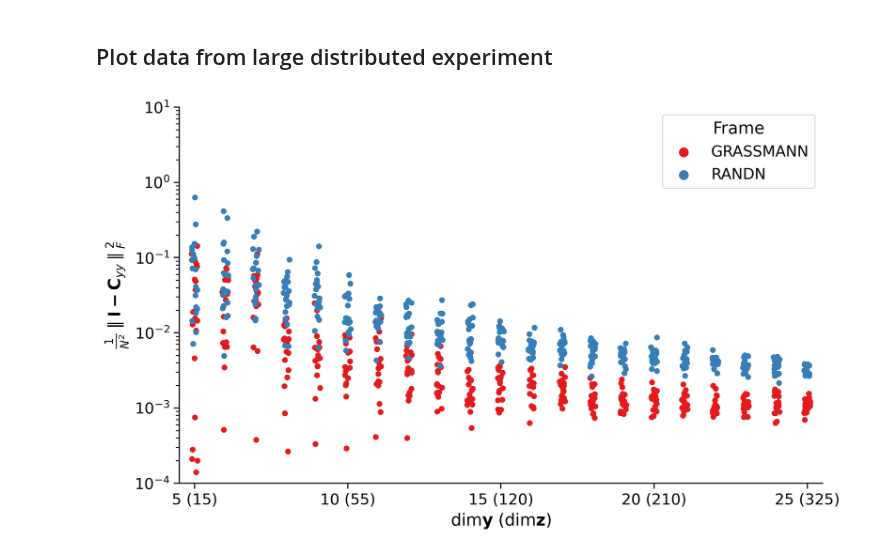
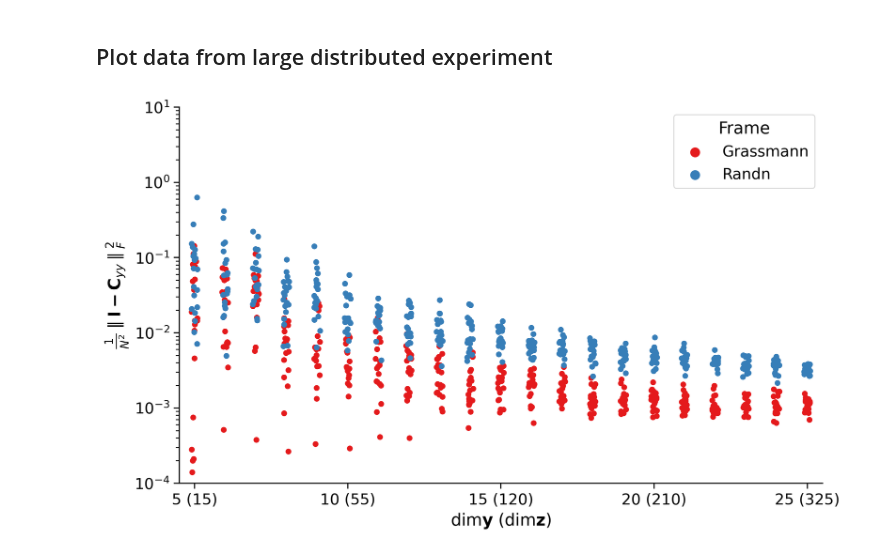
Before and after one commit to lyndond/frame_whitening, a Jupyter notebook: figures/grassmann_vs_randn.ipynb, the cells around one changed output. Saved outputs shown, nothing was run; the diff lists cells and outputs as text; code cells hidden in the pictures.

```diff
--- a/figures/grassmann_vs_randn.ipynb
+++ b/figures/grassmann_vs_randn.ipynb
@@ -23,36 +23,37 @@ df_sim.rename(columns={"frame": "Frame"}, inplace=True)
 
 error = df_sim.error
 df_sim.error_trace = df_sim.error_trace.apply(lambda x: np.sqrt((x) ** 2))
+df_sim["Frame"] = df_sim["Frame"].apply(lambda x: x.title())
 
 with sns.plotting_context("paper", font_scale=1.5):
     fig, ax = plt.subplots(1, 1, figsize=(10, 6), dpi=300)
     sns.stripplot(
         x="n",
         y="error_fro",
         data=df_sim,
         hue="Frame",
         palette="Set1",
         ax=ax,
         alpha=1.0,
         **{"edgecolor": "none"},
     )
 
     # Axis
     n = max(df_sim.n)
     N = np.arange(0, n, 5)
     K = (N + 5) * ((N + 5) + 1) // 2
     xticklabels = [f"{n+5} ({k})" for n, k in zip(N, K)]
     ax.set(
         ylabel=r"$\frac{1}{N^2}\parallel{\bf I - C}_{yy} \parallel_F^2$",
         xlabel=r"dim$\bf y$ (dim$\bf z$)",
         ylim=(1e-4, 1e1),
         xticks=N,
         xticklabels=xticklabels,
         yscale="log",
     )
     sns.despine()
 # %% [output]
-[figure, old version]
+[figure, new version]
 # %%
 fig.savefig(
     "figures/fig_outputs/dim_experiment.png",
```
Also changed, not shown: 5 other files.
